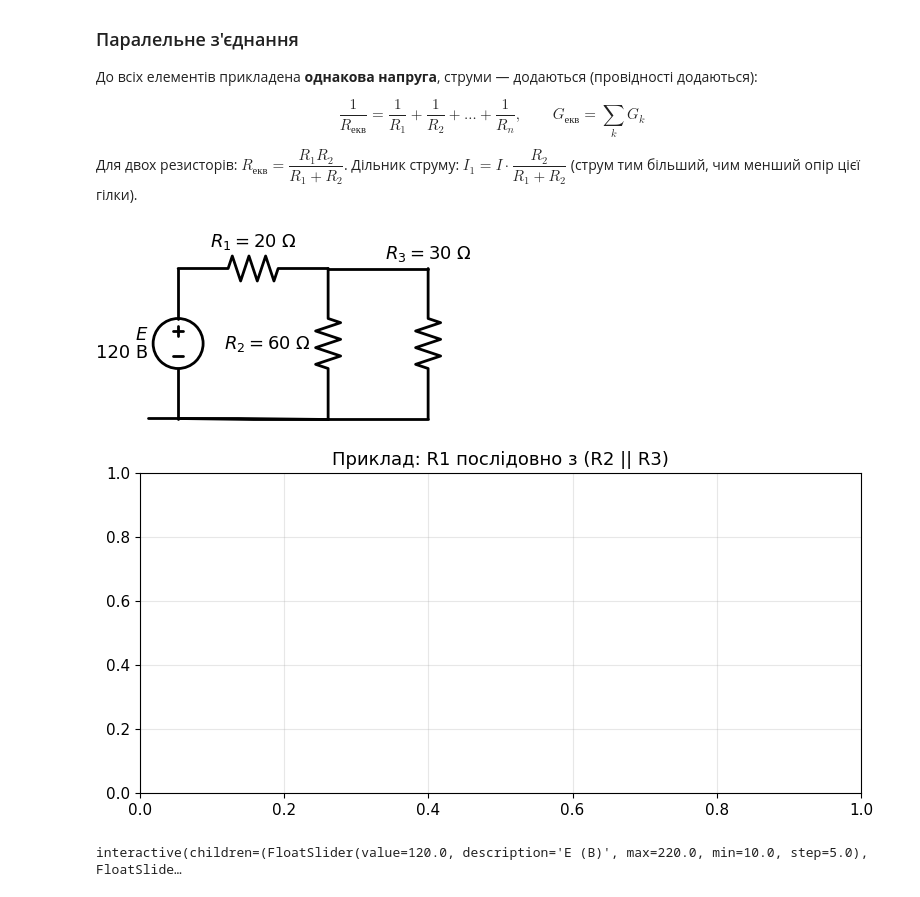
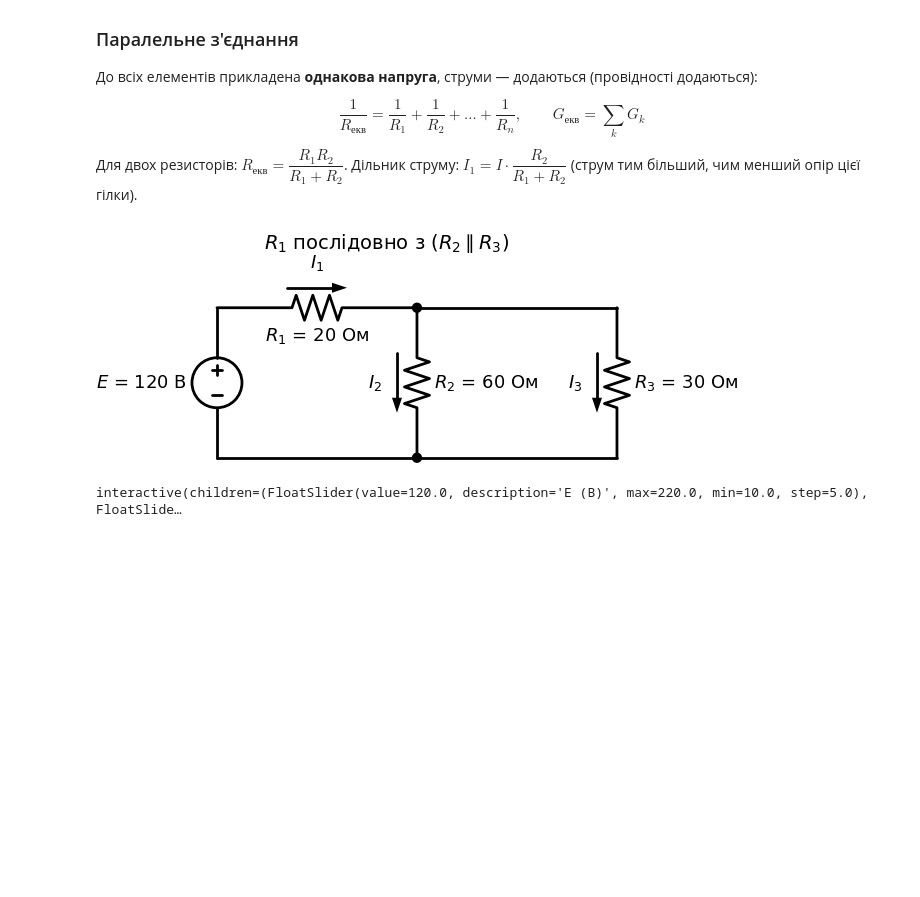
Before and after one commit to vim4all/Lectures_Basics_of_radio_electronics_in_Ukrainian, a Jupyter notebook: Основи радіотехніки_1_частина.ipynb, the cells around one changed output. Cells and saved outputs as stored; diff of their text form; code cells hidden in the pictures; blank space fills up the shorter version.

```diff
--- a/Основи радіотехніки_1_частина.ipynb
+++ b/Основи радіотехніки_1_частина.ipynb
@@ -440,26 +443,25 @@ $$\dfrac{1}{R_{екв}} = \dfrac{1}{R_1} + \dfrac{1}{R_2} + \dots + \dfrac{1}{R_
 
 Для двох резисторів: $R_{екв} = \dfrac{R_1 R_2}{R_1+R_2}$. Дільник струму: $I_1 = I \cdot \dfrac{R_2}{R_1+R_2}$ (струм тим більший, чим менший опір цієї гілки).
 # %%
-# Schemdraw: приклад змішаного з'єднання R1 послідовно з (R2 паралельно R3)
+# Schemdraw: приклад змішаного з'єднання: R1 послідовно з (R2 || R3)
 if SCHEMDRAW_AVAILABLE:
-    with schemdraw.Drawing(fontsize=13) as d:
-        d += elm.SourceV().up().label('$E$\n120 В')
-        d += elm.Resistor().right().label('$R_1=20\\ \\Omega$')
-        d.push()
-        d += elm.Resistor().down().label('$R_2=60\\ \\Omega$')
-        d += elm.Line().left()
-        d.pop()
-        d += elm.Line().right(2)
-        d += elm.Resistor().down().label('$R_3=30\\ \\Omega$', loc='right')
-        d += elm.Line().left(2)
-        d += elm.Line().left(3.6)
-    plt.title("Приклад: R1 послідовно з (R2 || R3)")
-    plt.tight_layout(); plt.show()
+    with schemdraw.Drawing(fontsize=13, unit=3) as d:
+        E = d.add(elm.SourceV().up().label('$E$ = 120 В'))
+        R1 = d.add(elm.Resistor().right(4).label('$R_1$ = 20 Ом', loc='bottom'))
+        d.add(elm.CurrentLabel(top=True, length=1.2).at(R1).label('$I_1$'))
+        top = d.add(elm.Dot())
+        R2 = d.add(elm.Resistor().down().label('$R_2$ = 60 Ом', loc='bottom'))
+        d.add(elm.CurrentLabel(top=False, length=1.2).at(R2).label('$I_2$'))
+        d.add(elm.Dot())
+        d.add(elm.Line().at(top.center).right(4))
+        R3 = d.add(elm.Resistor().down().label('$R_3$ = 30 Ом', loc='bottom'))
+        d.add(elm.CurrentLabel(top=False, length=1.2).at(R3).label('$I_3$'))
+        d.add(elm.Line().left().tox(E.start))
+        d.add(elm.Label().at((3.5, 4.4)).label('$R_1$ послідовно з ($R_2 \\parallel R_3$)', fontsize=14))
 else:
     print('Встановіть schemdraw: pip install schemdraw')
 # %% [output]
-[figure, old version]
+[figure, new version]
-[figure, removed]
 # %%
 # Інтерактивний розрахунок змішаного з'єднання
 def series_parallel_interactive(E=120, R1=20, R2=60, R3=30):
```
Also changed, not shown: parts of 5 cells of this notebook, 1 other file.
